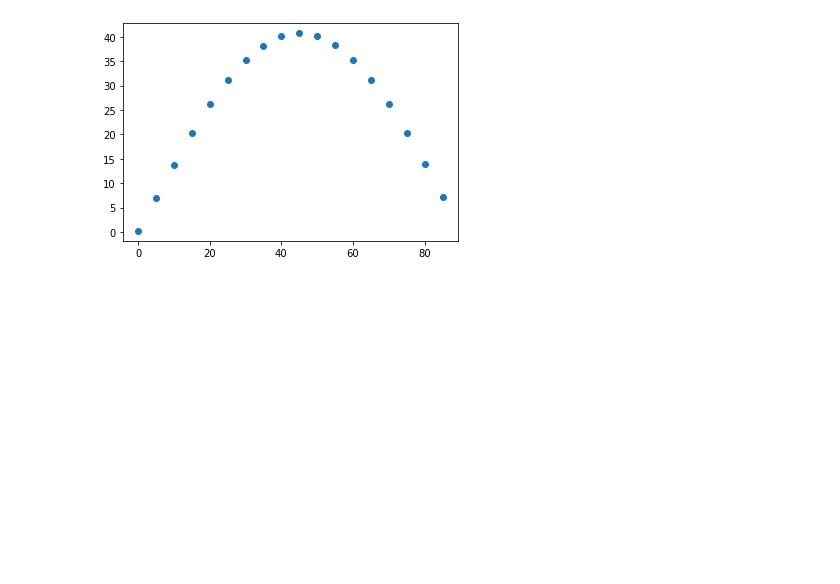
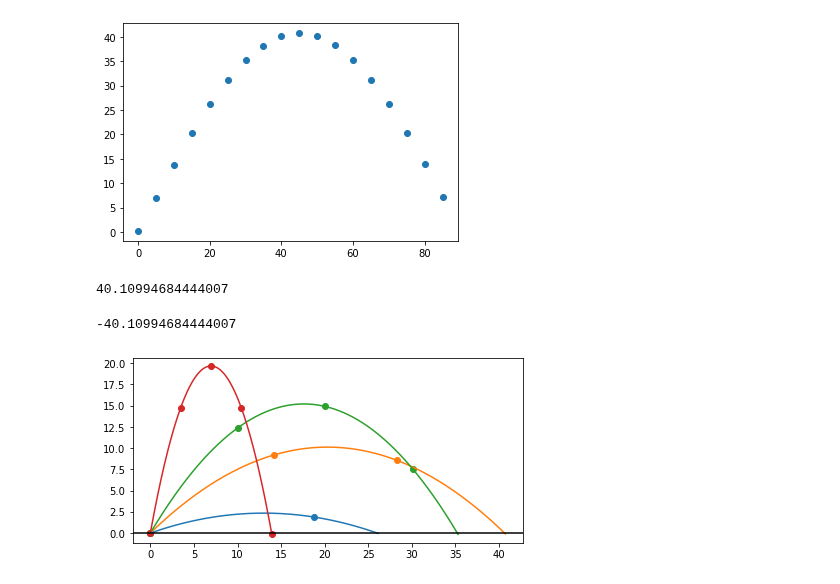
Before and after one commit to Sakurajima-sight/Mathematics-for-programmers-Python, a Jupyter notebook: Chapter 12/Untitled.ipynb, the cells around one changed output. Cells and saved outputs as stored; diff of their text form; code cells hidden in the pictures; blank space fills up the shorter version.

```diff
--- a/Chapter 12/Untitled.ipynb
+++ b/Chapter 12/Untitled.ipynb
@@ -68,3 +68,43 @@ plt.scatter(angles,landing_positions)
 # %% [output]
 <matplotlib.collections.PathCollection at 0x...>
 [figure]
+# %%
+landing_position(trajectory(50))
+# %% [output]
+40.10994684444007
+# %%
+landing_position(trajectory(130))
+# %% [output]
+-40.10994684444007
+# %%
+def plot_trajectories(*trajs,show_seconds=False):
+    for traj in trajs:
+        xs, zs=traj[1], traj[2]
+        plt.plot(xs,zs)
+        if show_seconds:
+            second_indices=[]
+            second=0
+            for i,t in enumerate(traj[0]):
+                if t>=second:
+                    second_indices.append(i)
+                    second+=1
+            plt.scatter([xs[i] for i in second_indices],
+                        [zs[i] for i in second_indices])
+    xl=plt.xlim()
+    plt.plot(plt.xlim(),[0,0],c='k')
+    plt.xlim(*xl)
+
+    width=7
+    coords_height=(plt.ylim()[1] - plt.ylim()[0])
+    coords_width=(plt.xlim()[1] - plt.xlim()[0])
+    plt.gcf().set_size_inches(width, width*coords_height/coords_width)
+# %%
+plot_trajectories(
+    trajectory(20),
+    trajectory(45),
+    trajectory(60),
+    trajectory(80),
+    show_seconds=True
+)
+# %% [output]
+[figure, added]
```
Also changed, not shown: parts of 8 cells of this notebook, 1 other file.
